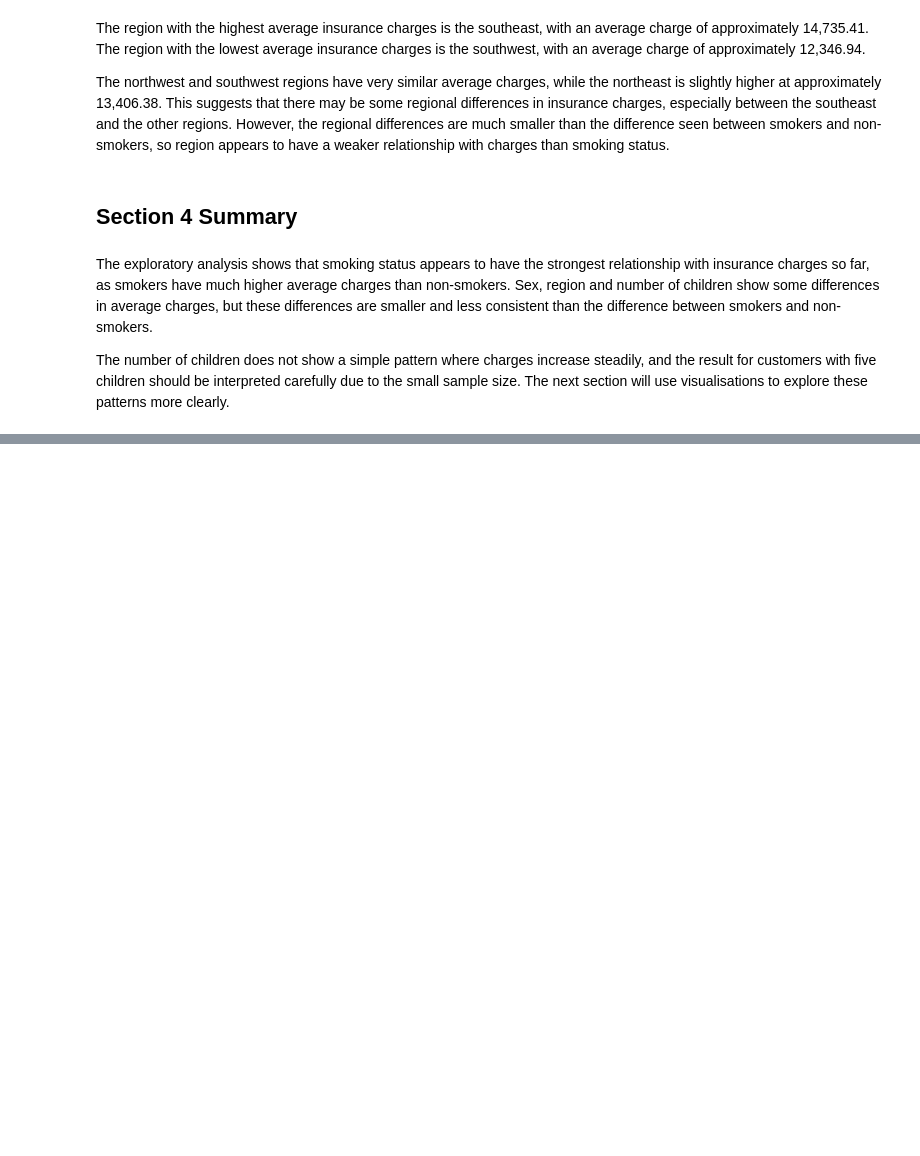
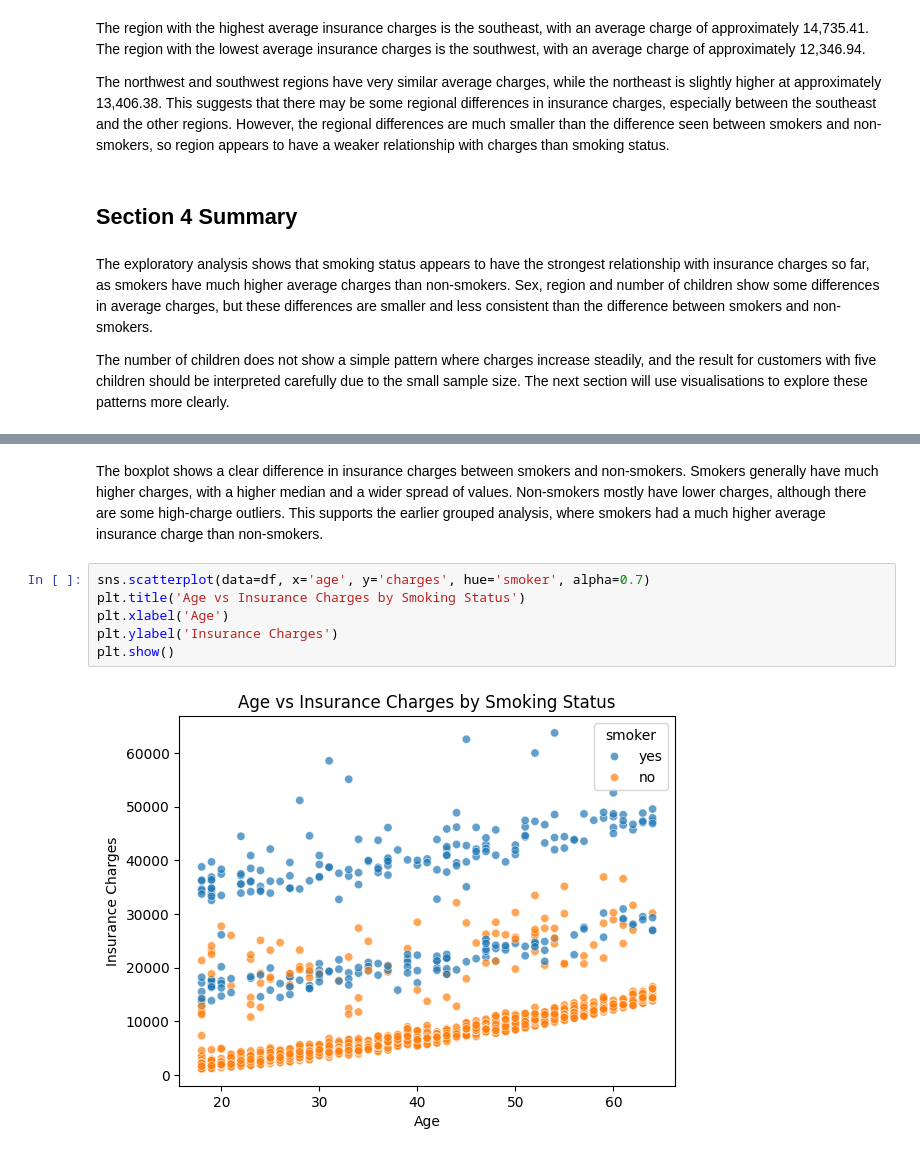
Before and after one commit to sahra02/Healthcare_Insurance, a Jupyter notebook: jupyter_notebooks/01_healthcare_insurance_analysis.ipynb, the cells around one changed output, grey strips where cells are left out. Drawn from its saved outputs; the diff is of its cells as text; blank space fills up the shorter version.

```diff
--- a/jupyter_notebooks/01_healthcare_insurance_analysis.ipynb
+++ b/jupyter_notebooks/01_healthcare_insurance_analysis.ipynb
@@ -339,0 +367,10 @@ The number of children does not show a simple pattern where charges increase ste
+# %% [markdown]
+The boxplot shows a clear difference in insurance charges between smokers and non-smokers. Smokers generally have much higher charges, with a higher median and a wider spread of values. Non-smokers mostly have lower charges, although there are some high-charge outliers. This supports the earlier grouped analysis, where smokers had a much higher average insurance charge than non-smokers.
+# %%
+sns.scatterplot(data=df, x='age', y='charges', hue='smoker', alpha=0.7)
+plt.title('Age vs Insurance Charges by Smoking Status')
+plt.xlabel('Age')
+plt.ylabel('Insurance Charges')
+plt.show()
+# %% [output]
+[figure, added]
```
Also changed, not shown: parts of 17 cells of this notebook, 1 other file.
